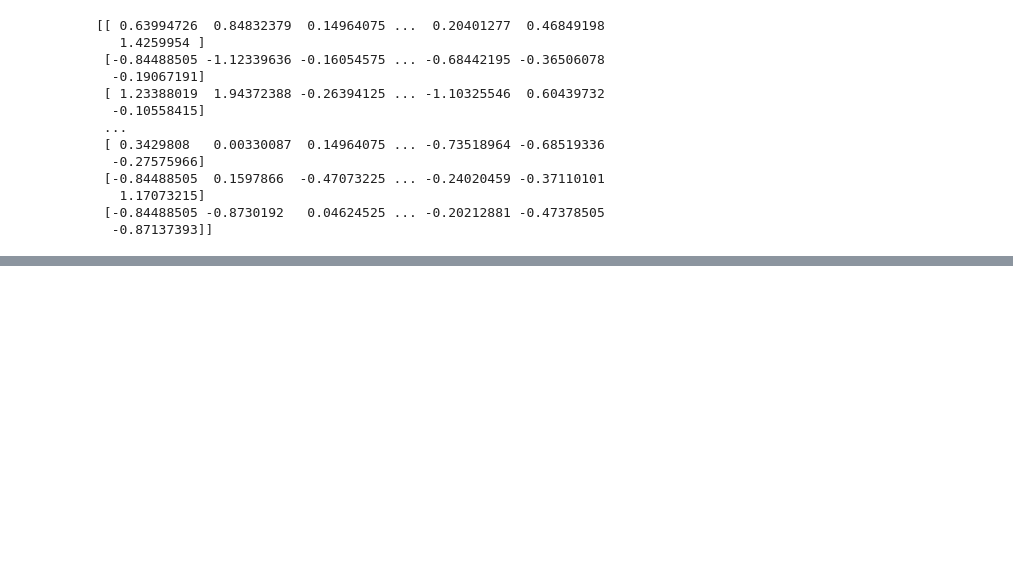
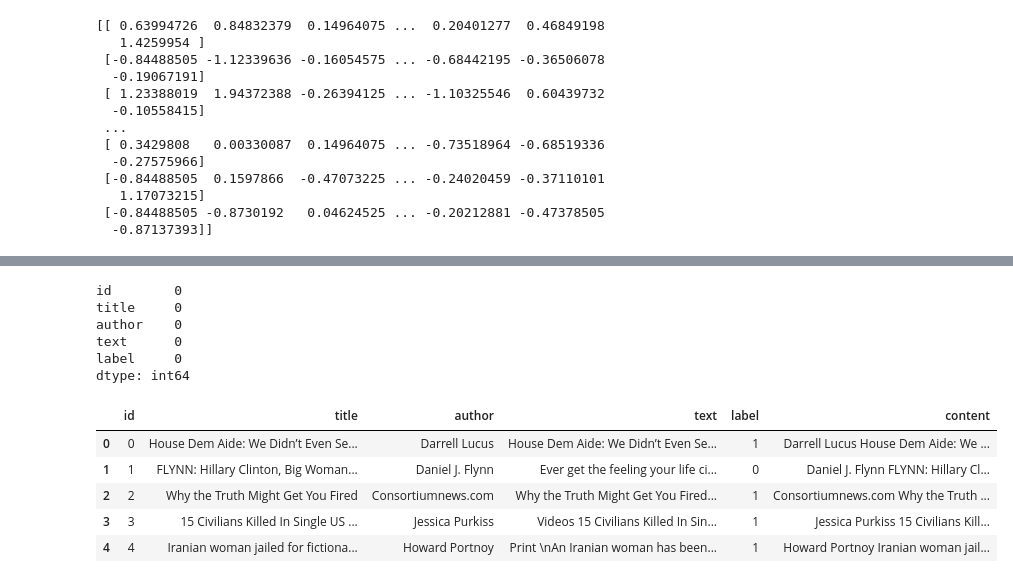
Before and after one commit to glenchiridza/ml_chp1_concepts, a Jupyter notebook: cp1.ipynb, the cells around one changed output, grey strips where cells are left out. Drawn from its saved outputs; the diff is of its cells as text; code cells hidden in the pictures; blank space fills up the shorter version.

```diff
--- a/cp1.ipynb
+++ b/cp1.ipynb
@@ -1643,0 +1682,2 @@ x_train,x_test,y_train,y_test = train_test_split(X,Y,test_size=0.2,random_state=
+# %%
+news_df = pd.read_csv('../datasets/fake_news_dataset.csv')
@@ -1643,0 +1712,11 @@ x_train,x_test,y_train,y_test = train_test_split(X,Y,test_size=0.2,random_state=
+# %%
+news_df = news_df.fillna('')
+# %%
+news_df.isnull().sum()
+# %% [output]
+id        0
+title     0
+author    0
+text      0
+label     0
+dtype: int64
@@ -1643,0 +1725,11 @@ x_train,x_test,y_train,y_test = train_test_split(X,Y,test_size=0.2,random_state=
+# %%
+news_df['content'] = news_df['author'] + ' ' + news_df['title']
+# %%
+news_df.head()
+# %% [output]
+|  | id | title | author | text | label | content |
+| 0 | 0 | House Dem Aide: We Didn’t Even Se... | Darrell Lucus | House Dem Aide: We Didn’t Even Se... | 1 | Darrell Lucus House Dem Aide: We ... |
+| 1 | 1 | FLYNN: Hillary Clinton, Big Woman... | Daniel J. Flynn | Ever get the feeling your life ci... | 0 | Daniel J. Flynn FLYNN: Hillary Cl... |
+| 2 | 2 | Why the Truth Might Get You Fired | Consortiumnews.com | Why the Truth Might Get You Fired... | 1 | Consortiumnews.com Why the Truth ... |
+| 3 | 3 | 15 Civilians Killed In Single US ... | Jessica Purkiss | Videos 15 Civilians Killed In Sin... | 1 | Jessica Purkiss 15 Civilians Kill... |
+| 4 | 4 | Iranian woman jailed for fictiona... | Howard Portnoy | Print \nAn Iranian woman has been... | 1 | Howard Portnoy Iranian woman jail... |
```
Also changed, not shown: parts of 24 cells of this notebook.
